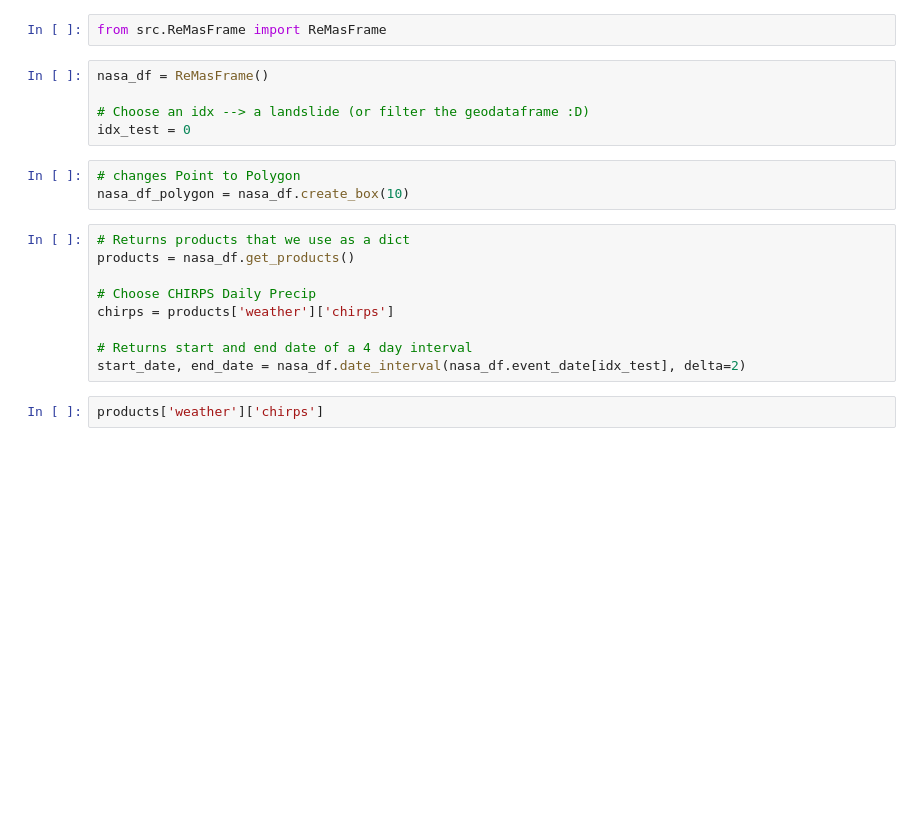
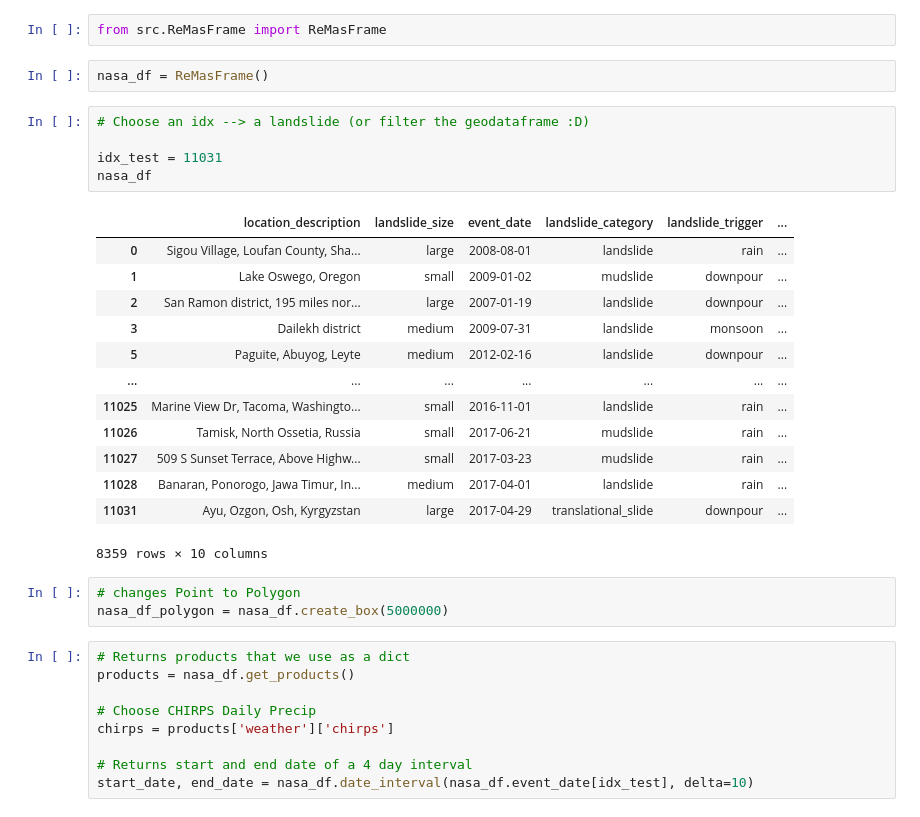
Before and after one commit to Competencia-de-Climate-Change/Landslide_EarlyDetection, a Jupyter notebook: ReMasFrame.ipynb, the cells around one changed output. Saved outputs shown, nothing was run; the diff lists cells and outputs as text; blank space fills up the shorter version.

```diff
--- a/ReMasFrame.ipynb
+++ b/ReMasFrame.ipynb
@@ -3,14 +3,30 @@
 %autoreload 2
 # %%
 from src.ReMasFrame import ReMasFrame
+# %%
+nasa_df = ReMasFrame()
 # %%
-nasa_df = ReMasFrame()
+# Choose an idx --> a landslide (or filter the geodataframe :D)
 
-# Choose an idx --> a landslide (or filter the geodataframe :D)
-idx_test = 0
+idx_test = 11031
+nasa_df
+# %% [output]
+|  | location_description | landslide_size | event_date | landslide_category | landslide_trigger | ... |
+| 0 | Sigou Village, Loufan County, Sha... | large | 2008-08-01 | landslide | rain | ... |
+| 1 | Lake Oswego, Oregon | small | 2009-01-02 | mudslide | downpour | ... |
+| 2 | San Ramon district, 195 miles nor... | large | 2007-01-19 | landslide | downpour | ... |
+| 3 | Dailekh district | medium | 2009-07-31 | landslide | monsoon | ... |
+| 5 | Paguite, Abuyog, Leyte | medium | 2012-02-16 | landslide | downpour | ... |
+| ... | ... | ... | ... | ... | ... | ... |
+| 11025 | Marine View Dr, Tacoma, Washingto... | small | 2016-11-01 | landslide | rain | ... |
+| 11026 | Tamisk, North Ossetia, Russia | small | 2017-06-21 | mudslide | rain | ... |
+| 11027 | 509 S Sunset Terrace, Above Highw... | small | 2017-03-23 | mudslide | rain | ... |
+| 11028 | Banaran, Ponorogo, Jawa Timur, In... | medium | 2017-04-01 | landslide | rain | ... |
+| 11031 | Ayu, Ozgon, Osh, Kyrgyzstan | large | 2017-04-29 | translational_slide | downpour | ... |
+8359 rows × 10 columns
 # %%
 # changes Point to Polygon
-nasa_df_polygon = nasa_df.create_box(10)
+nasa_df_polygon = nasa_df.create_box(5000000)
 # %%
 # Returns products that we use as a dict
 products = nasa_df.get_products()
@@ -19,8 +35,6 @@ products = nasa_df.get_products()
 chirps = products['weather']['chirps']
 
 # Returns start and end date of a 4 day interval
-start_date, end_date = nasa_df.date_interval(nasa_df.event_date[idx_test], delta=2)
+start_date, end_date = nasa_df.date_interval(nasa_df.event_date[idx_test], delta=10)
-# %%
-products['weather']['chirps']
 # %%
 scenes, ctx = ReMasFrame.search_scenes(
```
Also changed, not shown: parts of 4 cells of this notebook, 1 other file.
